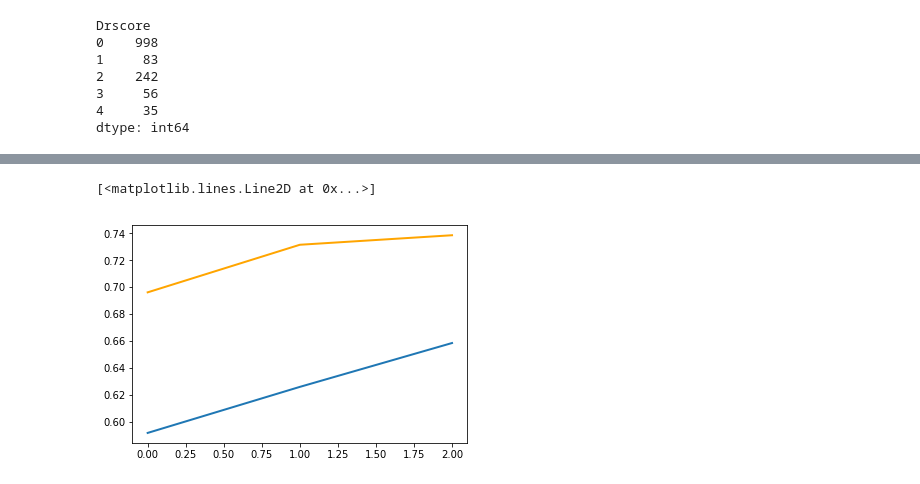
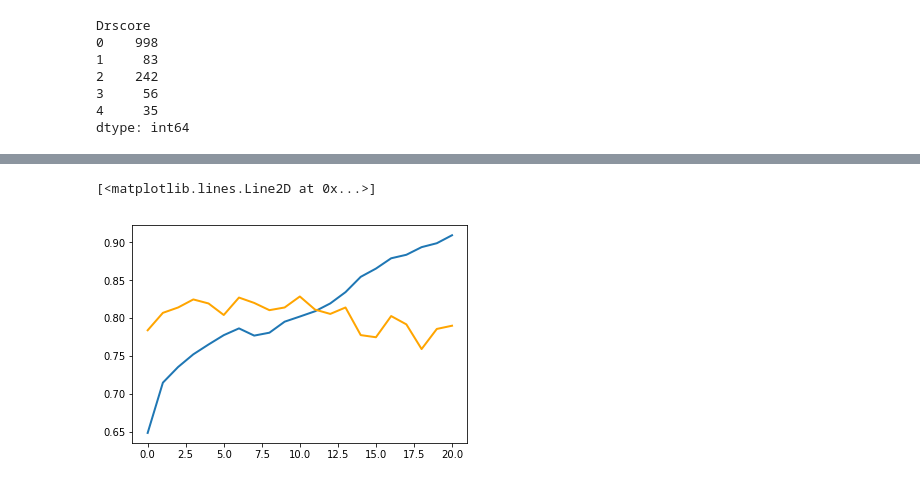
Before and after one commit to Olimon660/UsydInnovation2019, a Jupyter notebook: syd_innovation.ipynb, the cells around one changed output, grey strips where cells are left out. Saved outputs shown, nothing was run; the diff lists cells and outputs as text; code cells hidden in the pictures.

```diff
--- a/syd_innovation.ipynb
+++ b/syd_innovation.ipynb
@@ -269,0 +305,2 @@ Using cache found in /root/.cache/torch/hub/facebookresearch_WSL-Images_master
+# %%
+model.load_state_dict(torch.load("./model/efficientnet_os.ptm"))
@@ -270,3 +309,7 @@ Using cache found in /root/.cache/torch/hub/facebookresearch_WSL-Images_master
+# %%
+model = model.to(device)
+criterion = nn.CrossEntropyLoss(weight=torch.from_numpy(class_sample_count_normalised).float().cuda())
+optimizer = torch.optim.Adam(model.parameters(), lr=LEARNING_RATE)
 # %%
 global_start_time = time.time()
 # %%
@@ -273,0 +476,5 @@ train_res, test_res = train_loop(NUM_EPOCHS, train_loader, val_loader, model, cr
+# %%
+df_c = pd.DataFrame({'train':train_res, 'val':test_res})
+# %%
+df = pd.read_csv("./model/efficientnet_wc_log.csv")
+df = pd.concat([df,df_c])
@@ -274,6 +499,6 @@ train_res, test_res = train_loop(NUM_EPOCHS, train_loader, val_loader, model, cr
 # %%
-plt.plot(range(len(train_res)), train_res, lw=2)
-plt.plot(range(len(train_res)), test_res, color='orange', lw=2)
+plt.plot(range(df.shape[0]), df['train'], lw=2)
+plt.plot(range(df.shape[0]),  df['val'], color='orange', lw=2)
 # %% [output]
 [<matplotlib.lines.Line2D at 0x...>]
-[figure, old version]
+[figure, new version]
```
Also changed, not shown: parts of 28 cells of this notebook.
